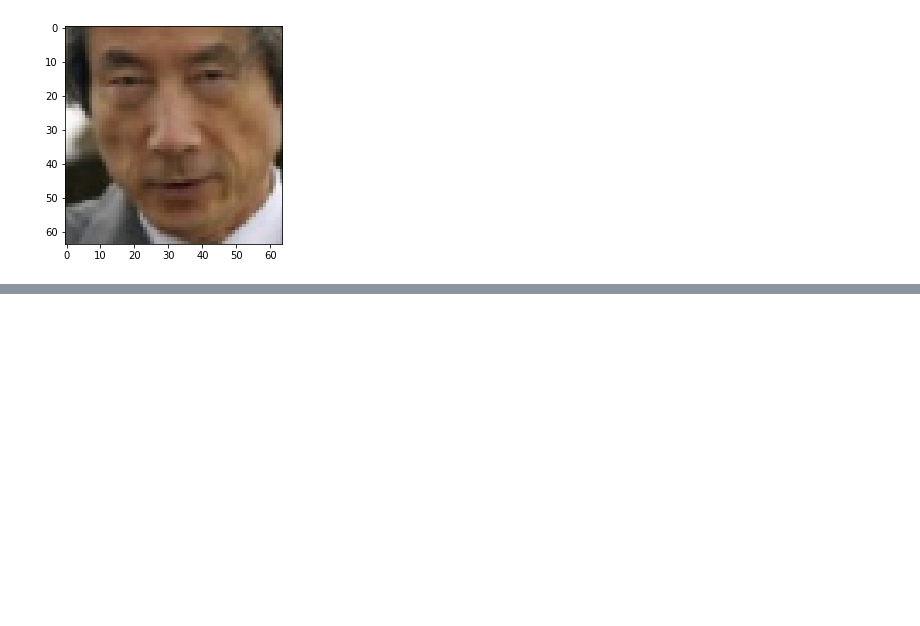
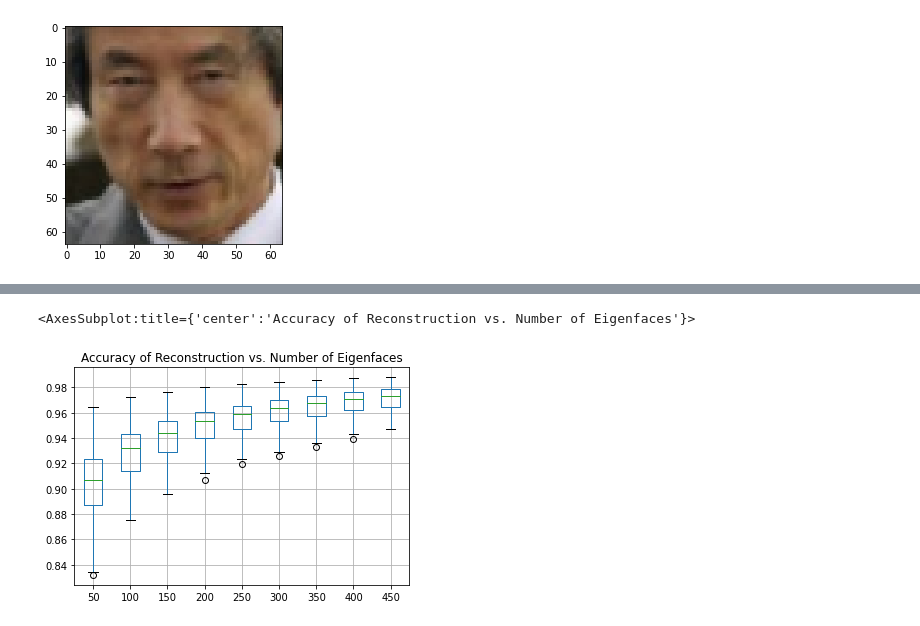
Before and after one commit to PrathamRawat/eigenfaces, a Jupyter notebook: code/eigenface_optimization.ipynb, the cells around one changed output, grey strips where cells are left out. Saved outputs shown, nothing was run; the diff lists cells and outputs as text; code cells hidden in the pictures; blank space fills up the shorter version.

```diff
--- a/code/eigenface_optimization.ipynb
+++ b/code/eigenface_optimization.ipynb
@@ -86,0 +93,3 @@ Finished Eigenfaces
+# %%
+accuracy_df = pd.DataFrame.from_dict(accuracies)
+accuracy_df
@@ -86,0 +110,5 @@ Finished Eigenfaces
+# %%
+accuracy_df = 1 - accuracy_df
+# %% [output]
+<AxesSubplot:title={'center':'Accuracy of Reconstruction vs. Number of Eigenfaces'}>
+[figure, added]
```
Also changed, not shown: parts of 4 cells of this notebook.
